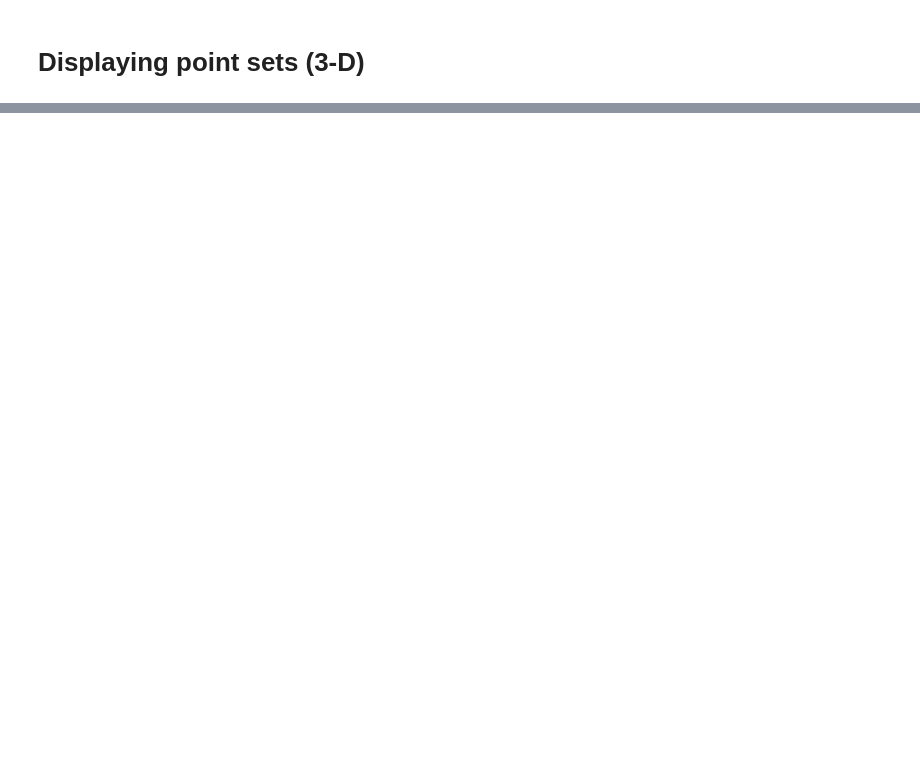
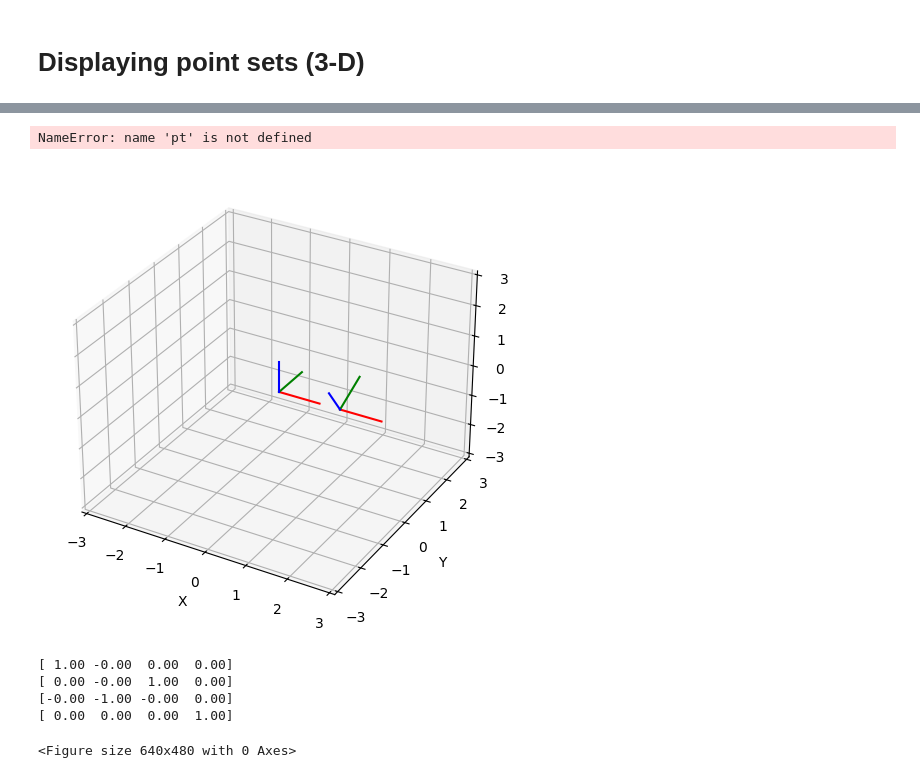
Before and after one commit to eraldoribeiro/jupyter-automation-gh-actions, a Jupyter notebook: display_pointsets3D.ipynb, the cells around one changed output, grey strips where cells are left out. Saved outputs shown, nothing was run; the diff lists cells and outputs as text; code cells hidden in the pictures; blank space fills up the shorter version.

```diff
--- a/display_pointsets3D.ipynb
+++ b/display_pointsets3D.ipynb
@@ -46,0 +367,15 @@ plt.show()
+# %%
+def getCoordinateFrameMatrix(R_ij, t_ij):
+    """Returns the matrix representing the coordinate frame
+    Args:
+      R_ij: rotation of Frame j w.r.t. Frame i
+      t_ij: translation of Frame j w.r.t. Frame i
+    Returns:
+      T_ij: Matrix of Frame j w.r.t. Frame i.
+
+    """
+    # Rigid-body transformation T = [ R t ]
+    T_ij = np.block([[R_ij,                t_ij],
+                     [np.zeros((1, 3)),       1]])
+
+    return T_ij
@@ -46,0 +400,50 @@ plt.show()
+# %%
+cam2world = pt.transform_from_pq([0, 0, 0, np.sqrt(0.5), -np.sqrt(0.5), 0, 0])
+# %% [output]
+NameError: name 'pt' is not defined
+# %%
+import matplotlib.pyplot as plt
+from pytransform3d.transformations import plot_transform
+from pytransform3d.plot_utils import make_3d_axis
+import pytransform3d.transformations as pt
+
+R_00 = rotation_matrix(0, axis_name = None)   # Rotation matrix
+t_00  = np.array([[0],[0],[0]])               # Frame's origin (w.r.t. previous frame), i.e. translation vector
+
+# Matrix of Frame 1 w.r.t. Frame 0 (i.e., the world frame)
+T_00 = getCoordinateFrameMatrix(R_00, t_00)
+
+cam2world = T_00
+
+#ax = make_3d_axis(ax_s=1, n_ticks=6)
+
+fig = plt.figure()
+ax = fig.add_subplot(111, projection='3d')
+
+plot_transform(ax=ax, A2B=cam2world)
+
+R_01 = rotation_matrix(30, axis_name = 'x')   # Rotation matrix
+t_01  = np.array([[1.5],[0],[0]])               # Frame's origin (w.r.t. previous frame), i.e. translation vector
+
+# Matrix of Frame 1 w.r.t. Frame 0 (i.e., the world frame)
+T_01 = getCoordinateFrameMatrix(R_01, t_01)
+
+cam2world = T_01
+
+plot_transform(ax=ax, A2B=cam2world)
+
+
+plt.tight_layout()
+ax.set_xlabel('X')
+ax.set_ylabel('Y')
+ax.set_zlabel('Z')
+
+
+
+ax.set_xlim(-3, 3)
+ax.set_ylim(-3, 3)
+ax.set_zlim(-3, 3)
+
+plt.show()
+# %% [output]
+[figure, added]
@@ -46,0 +452,13 @@ plt.show()
+# %%
+print(matrix(cam2world))
+# %% [output]
+[ 1.00 -0.00  0.00  0.00]
+[ 0.00 -0.00  1.00  0.00]
+[-0.00 -1.00 -0.00  0.00]
+[ 0.00  0.00  0.00  1.00]
+# %%
+plot_transform(ax, A2B=cam2world)
+plt.tight_layout()
+plt.show()
+# %% [output]
+<Figure size 640x480 with 0 Axes>
```
Also changed, not shown: parts of 29 cells of this notebook, 2 other files.
